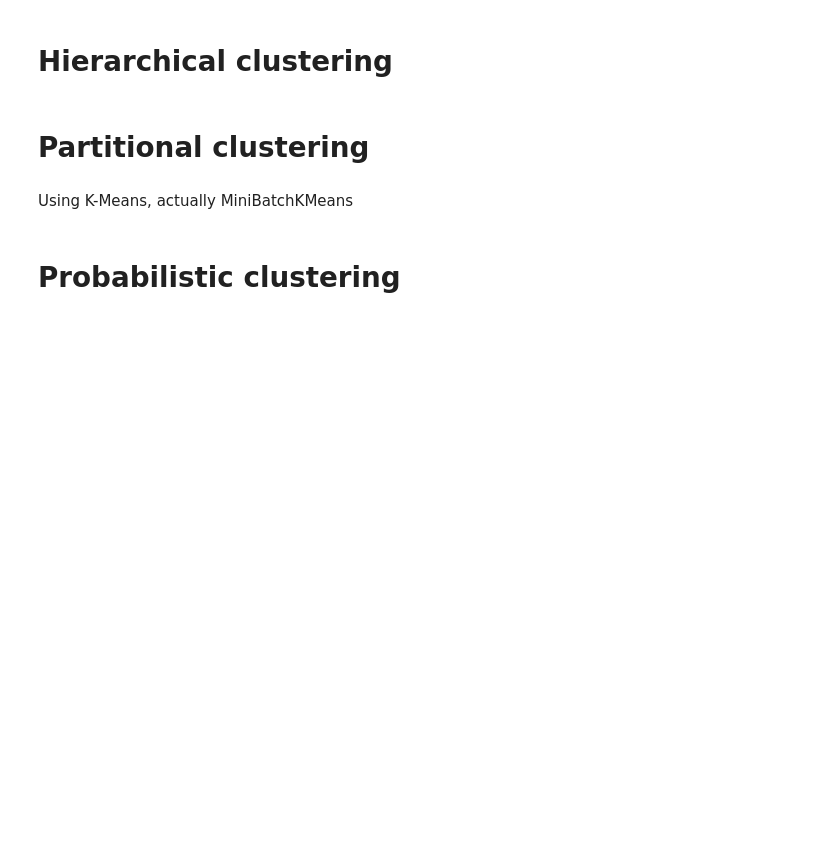
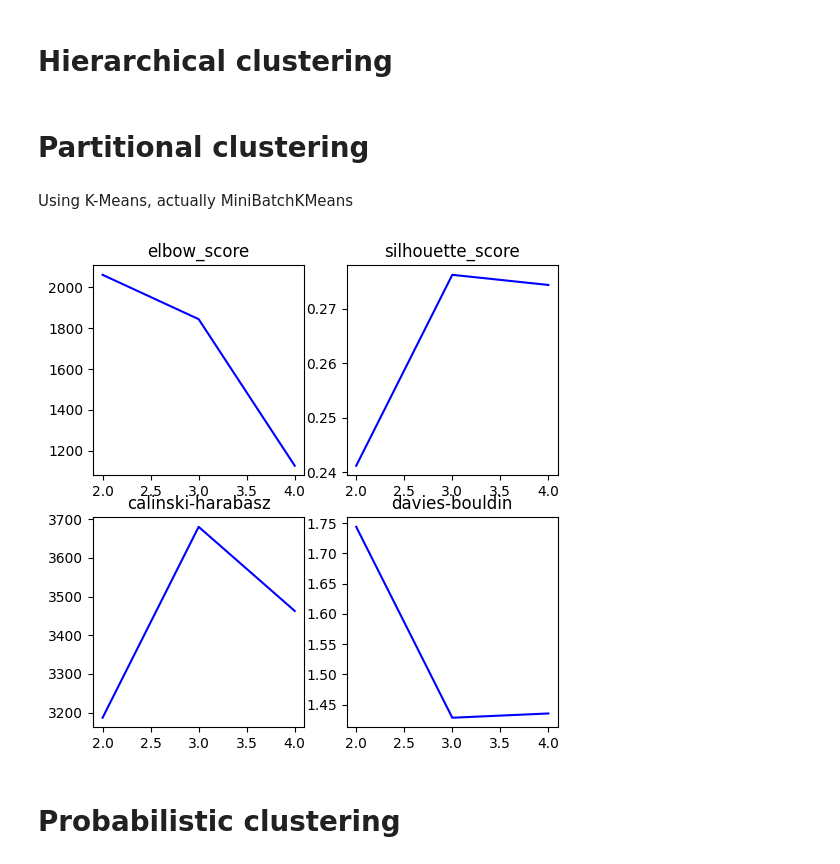
Before and after one commit to adgiz05/spotify_unsupervised_learning, a Jupyter notebook: main.ipynb, the cells around one changed output. Drawn from its saved outputs; the diff is of its cells as text; code cells hidden in the pictures; blank space fills up the shorter version.

```diff
--- a/main.ipynb
+++ b/main.ipynb
@@ -107,8 +81,50 @@ def silhouette_metric(dataset, model, range_):
+# %%
+def clustering_metrics(dataset, model_str, range_, plot=False):
+    elb, sil, c_h, d_b = [], [], [], []
+
+    for k in tqdm(range_):
+        if model_str == 'kmeans': model = MiniBatchKMeans(n_clusters=k, random_state=SEED).fit(dataset)
+
+        centroids = model.cluster_centers_
+        labels = model.predict(dataset)
+
+        #Calculating silhouette, Calinski-Harabasz and Davies-Bouldin metrics
+        sil.append(silhouette_score(dataset, labels))
+        c_h.append(calinski_harabasz_score(dataset, labels))
+        d_b.append(davies_bouldin_score(dataset, labels))
+
+        #Calculating shoulder metric
+        curr_elb = 0
+        for i in range(len(dataset)):
+            curr_center = centroids[labels[i]]
+            curr_elb += (dataset[i, 0] - curr_center[0]) ** 2 + (dataset[i, 1] - curr_center[1]) ** 2
+
+        elb.append(curr_elb)
+
+    metrics = {
+        'elbow_score'       : elb,
+        'silhouette_score'  : sil,
+        'calinski-harabasz' : c_h,
+        'davies-bouldin'    : d_b
+    }
+
+    if plot:
+        plt.figure(figsize=(6, 6))
+        for i, (title, values) in enumerate(zip(metrics.keys(), metrics.values())):
+            plt.subplot(2, 2, i+1)
+            plt.title(title)
+            plt.plot(range_, values, 'b-')
+
+    return metrics
 # %% [markdown]
 # Hierarchical clustering
 # %% [markdown]
 # Partitional clustering
 # %% [markdown]
 Using K-Means, actually MiniBatchKMeans
+# %%
+metrics = clustering_metrics(dataset, 'kmeans', range(2, 5), plot=True)
+# %% [output]
+[figure, added]
 # %% [markdown]
 # Probabilistic clustering
```
Also changed, not shown: parts of 3 cells of this notebook, 1 other file.
